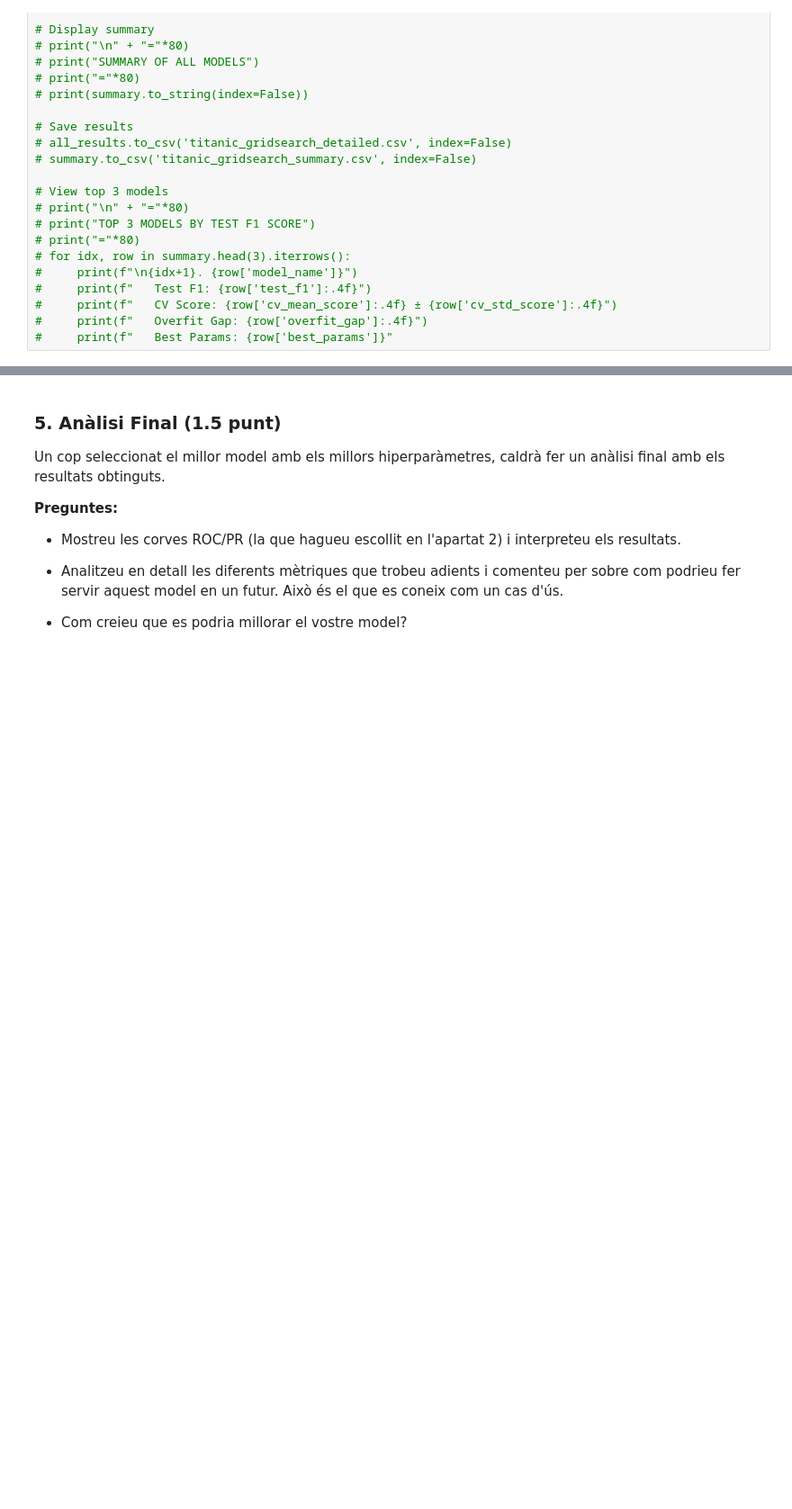
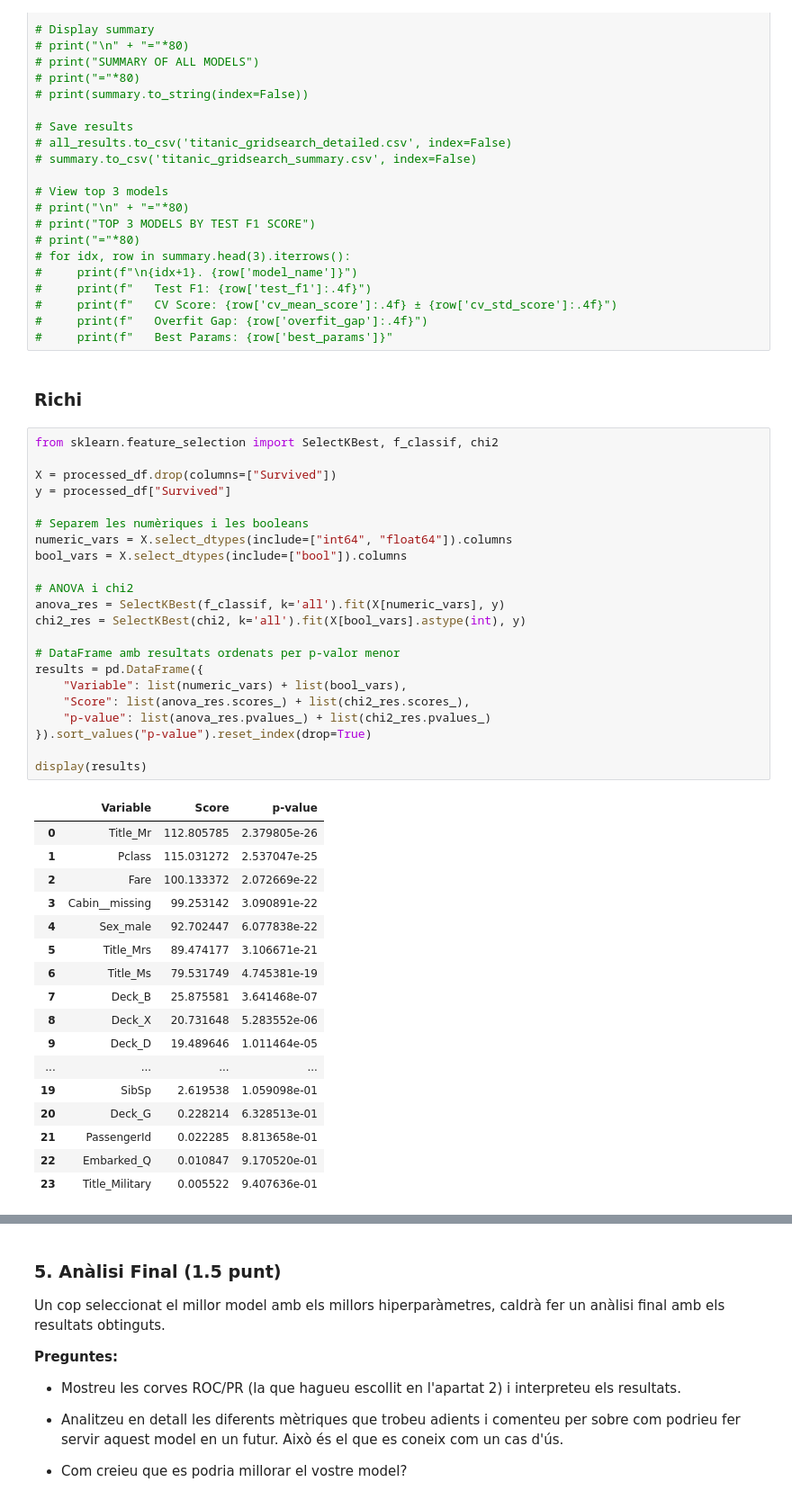
Before and after one commit to NatanSisoev/TitanicSurvival, a Jupyter notebook: practica.ipynb, the cells around one changed output, grey strips where cells are left out. Shown at 90% size. Drawn from its saved outputs; the diff is of its cells as text; blank space fills up the shorter version.

```diff
--- a/practica.ipynb
+++ b/practica.ipynb
@@ -1977,3 +1977,45 @@ def run_grid_search_all_models(models_dict, search_type="grid", cv=5, scoring="f
 #     print(f"   CV Score: {row['cv_mean_score']:.4f} ± {row['cv_std_score']:.4f}")
 #     print(f"   Overfit Gap: {row['overfit_gap']:.4f}")
 #     print(f"   Best Params: {row['best_params']}"
+# %% [markdown]
+### Richi
+# %%
+from sklearn.feature_selection import SelectKBest, f_classif, chi2
+
+X = processed_df.drop(columns=["Survived"])
+y = processed_df["Survived"]
+
+# Separem les numèriques i les booleans
+numeric_vars = X.select_dtypes(include=["int64", "float64"]).columns
+bool_vars = X.select_dtypes(include=["bool"]).columns
+
+# ANOVA i chi2
+anova_res = SelectKBest(f_classif, k='all').fit(X[numeric_vars], y)
+chi2_res = SelectKBest(chi2, k='all').fit(X[bool_vars].astype(int), y)
+
+# DataFrame amb resultats ordenats per p-valor menor
+results = pd.DataFrame({
+    "Variable": list(numeric_vars) + list(bool_vars),
+    "Score": list(anova_res.scores_) + list(chi2_res.scores_),
+    "p-value": list(anova_res.pvalues_) + list(chi2_res.pvalues_)
+}).sort_values("p-value").reset_index(drop=True)
+
+display(results)
+# %% [output]
+|  | Variable | Score | p-value |
+| 0 | Title_Mr | 112.805785 | 2.379805e-26 |
+| 1 | Pclass | 115.031272 | 2.537047e-25 |
+| 2 | Fare | 100.133372 | 2.072669e-22 |
+| 3 | Cabin__missing | 99.253142 | 3.090891e-22 |
+| 4 | Sex_male | 92.702447 | 6.077838e-22 |
+| 5 | Title_Mrs | 89.474177 | 3.106671e-21 |
+| 6 | Title_Ms | 79.531749 | 4.745381e-19 |
+| 7 | Deck_B | 25.875581 | 3.641468e-07 |
+| 8 | Deck_X | 20.731648 | 5.283552e-06 |
+| 9 | Deck_D | 19.489646 | 1.011464e-05 |
+| ... | ... | ... | ... |
+| 19 | SibSp | 2.619538 | 1.059098e-01 |
+| 20 | Deck_G | 0.228214 | 6.328513e-01 |
+| 21 | PassengerId | 0.022285 | 8.813658e-01 |
+| 22 | Embarked_Q | 0.010847 | 9.170520e-01 |
+| 23 | Title_Military | 0.005522 | 9.407636e-01 |
```
Also changed, not shown: parts of 7 cells of this notebook.
